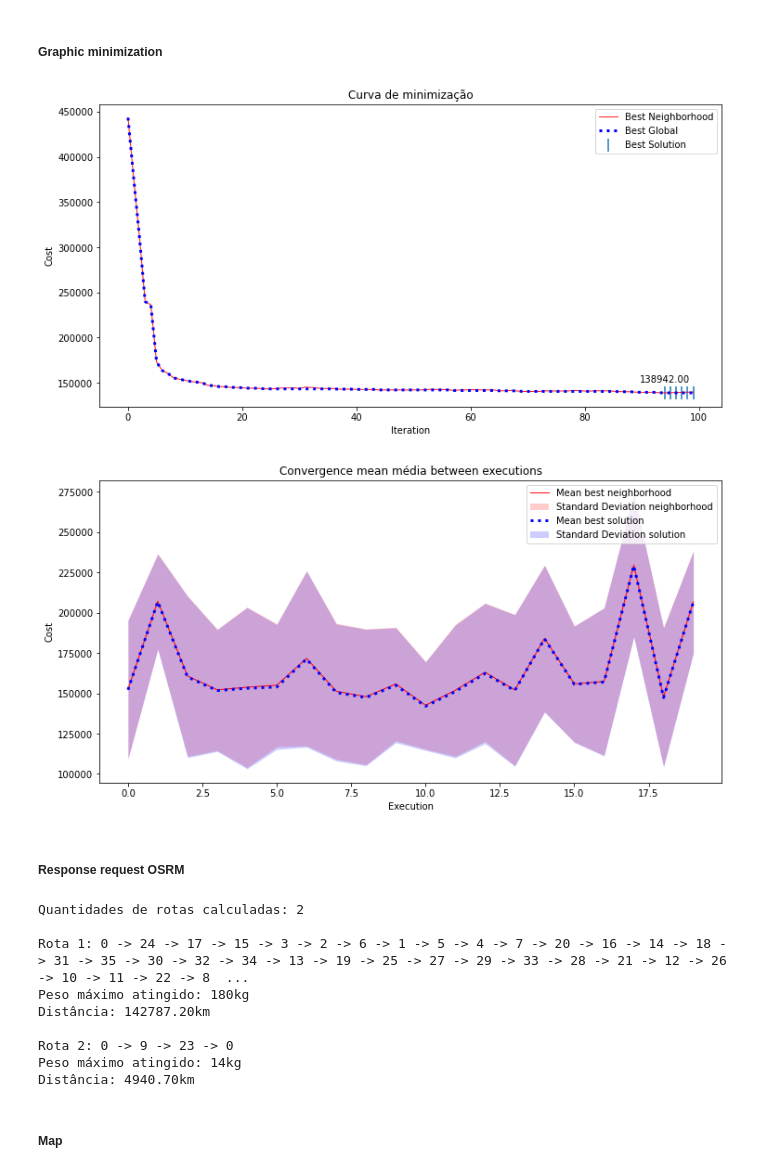
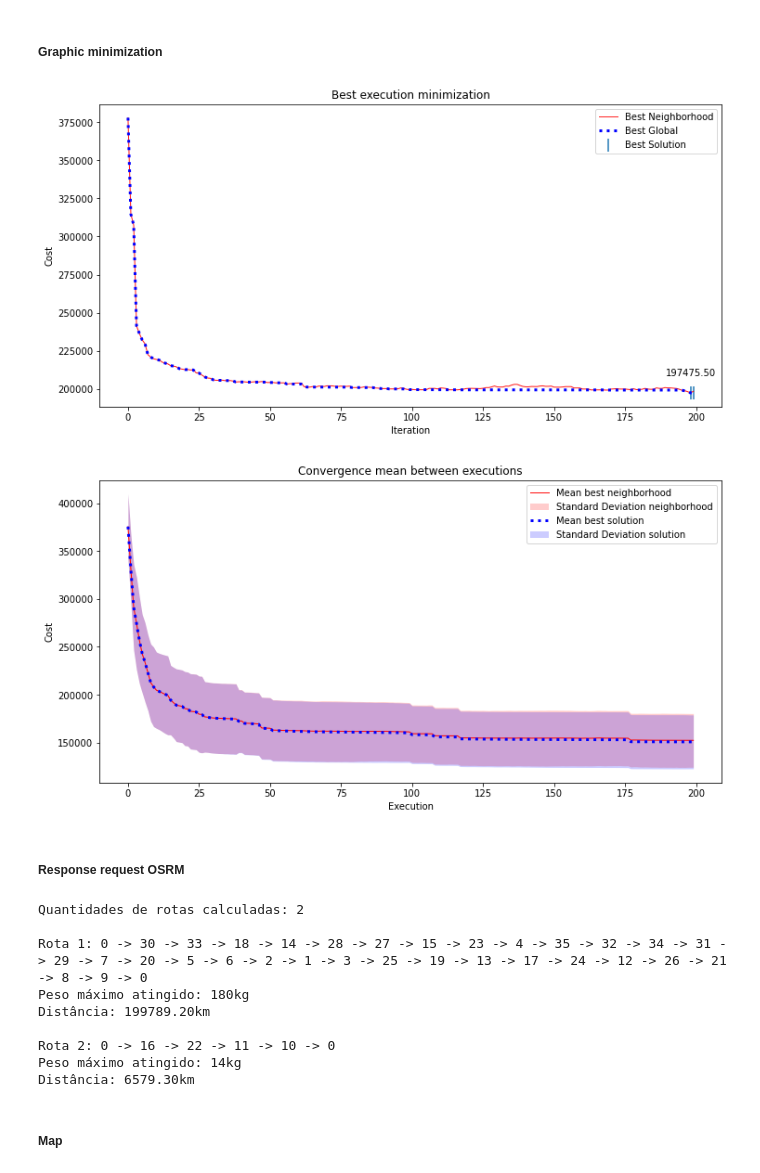
Before and after one commit to abner-lucas/Tabu-Search-CVRP, a Jupyter notebook: tabu_search_2_cvrp.ipynb, the cells around one changed output. Saved outputs shown, nothing was run; the diff lists cells and outputs as text; code cells hidden in the pictures.

```diff
--- a/tabu_search_2_cvrp.ipynb
+++ b/tabu_search_2_cvrp.ipynb
@@ -234,10 +234,10 @@ class TabuSearch:
 ### Run
 # %%
 depot_net = DepotNet(raw_data)
-max_iterations = 100
+max_iterations = 200
 n_neighbors = 50
-tabu_list_size = 20
-max_executions = 20
+tabu_list_size = 10
+max_executions = 30
 tabu_search_list = []
 
 start_time = time.time()
@@ -273,12 +273,12 @@ n = len(best_tabu.best_neighborhood["y"])
 cost1 = []
 for tabu in tabu_search_list:
     cost1.append(tabu.best_neighborhood["y"].values)
-for i in range(len(cost1)):
+for i in range(n):
     mean = []
     std = []
-    for j in range(n):
-        mean.append(cost1[i][j])
-        std.append(cost1[i][j])
+    for j in range(len(cost1)):
+        mean.append(cost1[j][i])
+        std.append(cost1[j][i])
     mean_neighborhood.append(np.mean(mean))
     std_neighborhood.append(np.std(std))
 
@@ -286,12 +286,12 @@ for i in range(len(cost1)):
 cost2 = []
 for tabu in tabu_search_list:
     cost2.append(tabu.best_solutions["y"].values)
-for i in range(len(cost2)):
+for i in range(n):
     mean = []
     std = []
-    for j in range(n):
-        mean.append(cost2[i][j])
-        std.append(cost2[i][j])
+    for j in range(len(cost2)):
+        mean.append(cost2[j][i])
+        std.append(cost2[j][i])
     mean_solutions.append(np.mean(mean))
     std_solutions.append(np.std(std))
 
@@ -300,8 +300,8 @@ df_st_solutions = pd.DataFrame([mean_solutions, std_solutions], index=['mean','s
 
 print(f'-------------- Avaliação geral do modelo ----------------')
 print(f'Média entre os melhores das vizinhanças: {np.mean(df_st_neighborhood["mean"]):.2f}')
-print(f'Desvio padrão entre os melhores vizinhanças: {np.std(df_st_neighborhood["std"]):.2f}')
+print(f'Desvio padrão entre os melhores vizinhanças: {np.mean(df_st_neighborhood["std"]):.2f}')
 print(f'Média de custo das soluções: {np.mean(df_st_solutions["mean"]):.2f}')
-print(f'Desvio padrão das soluções: {np.std(df_st_solutions["std"]):.2f}')
+print(f'Desvio padrão das soluções: {np.mean(df_st_solutions["std"]):.2f}')
 # %% [output]
 -------------- Avaliação geral do modelo ----------------
@@ -370,7 +370,7 @@ fig, ax = plt.subplots()
 fig.set_size_inches(12,6)
 lines = ax.plot(x, y1, color='red', lw=1, alpha=0.9)
 ax.plot(x, y2, color='blue', lw=3, linestyle=':')
-ax.set_title('Curva de minimização')
+ax.set_title('Best execution minimization')
 ax.set_xlabel('Iteration')
 ax.set_ylabel('Cost')
 best = best_tabu.best_solutions.loc[best_tabu.best_solutions["y"] == best_tabu.best_solutions["y"].min()]["y"].values
@@ -381,31 +381,31 @@ ax.legend(['Best Neighborhood', 'Best Global', 'Best Solution'])
 plt.savefig('results/graphic_convergence_best', dpi = 300)
 plt.show()
 # %% [output]
-[figure, old version]
+[figure, new version]
 # %%
 #Convergência entre as execuções
-x = np.arange(0, max_executions, 1)
+x = np.arange(0, max_iterations, 1)
 #ordenar df e passar os valores para listas
 y1 = df_st_neighborhood["mean"].values
 y1err = df_st_neighborhood["std"].values
 y2 = df_st_solutions["mean"].values
 y2err = df_st_solutions["std"].values
 
 colors = ['red', 'blue', 'green', 'orange', 'black', 'purple', 'brown', 'pink', 'gray', 'olive', 'cyan']
 
 fig, (ax0) = plt.subplots(nrows=1, ncols=1, sharex=True, figsize=(12, 6))
 ax0.plot(x, y1, color='red', lw=1)
 ax0.fill_between(x, y1-y1err, y1+y1err, color='red', alpha=0.2,  linewidth=0.0)
-ax0.set_title('Convergence mean média between executions')
+ax0.set_title('Convergence mean between executions')
 ax0.set_xlabel('Execution')
 ax0.set_ylabel('Cost')
 ax0.plot(x, y2, color='blue', lw=3, linestyle=':')
 ax0.fill_between(x, y2-y2err, y2+y2err, color='blue', alpha=0.2, linewidth=0.0)
 ax0.legend(['Mean best neighborhood','Standard Deviation neighborhood','Mean best solution','Standard Deviation solution'])
 plt.savefig('results/graphic_convergence_executions', dpi = 300)
 plt.show()
 # %% [output]
-[figure, old version]
+[figure, new version]
 # %% [markdown]
 ##### Response request OSRM
 # %%
@@ -438,13 +438,13 @@ for i in range(len(indexs_origin)-1):
 # %% [output]
 Quantidades de rotas calculadas: 2
 
-Rota 1: 0 -> 24 -> 17 -> 15 -> 3 -> 2 -> 6 -> 1 -> 5 -> 4 -> 7 -> 20 -> 16 -> 14 -> 18 -> 31 -> 35 -> 30 -> 32 -> 34 -> 13 -> 19 -> 25 -> 27 -> 29 -> 33 -> 28 -> 21 -> 12 -> 26 -> 10 -> 11 -> 22 -> 8  ...
+Rota 1: 0 -> 30 -> 33 -> 18 -> 14 -> 28 -> 27 -> 15 -> 23 -> 4 -> 35 -> 32 -> 34 -> 31 -> 29 -> 7 -> 20 -> 5 -> 6 -> 2 -> 1 -> 3 -> 25 -> 19 -> 13 -> 17 -> 24 -> 12 -> 26 -> 21 -> 8 -> 9 -> 0
 Peso máximo atingido: 180kg
-Distância: 142787.20km
+Distância: 199789.20km
 
-Rota 2: 0 -> 9 -> 23 -> 0
+Rota 2: 0 -> 16 -> 22 -> 11 -> 10 -> 0
 Peso máximo atingido: 14kg
-Distância: 4940.70km
+Distância: 6579.30km
 # %% [markdown]
 ##### Map
 # %%
```
Also changed, not shown: parts of 4 cells of this notebook, 4 other files.
